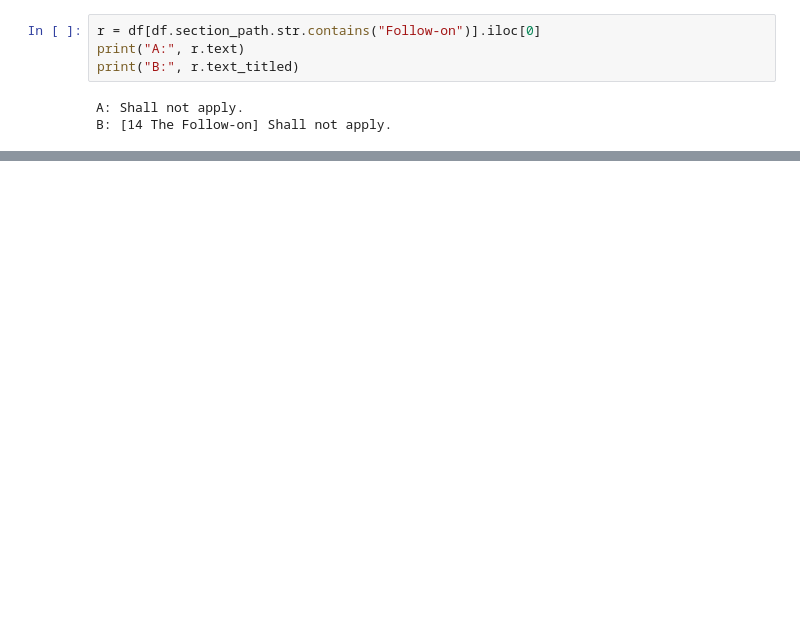
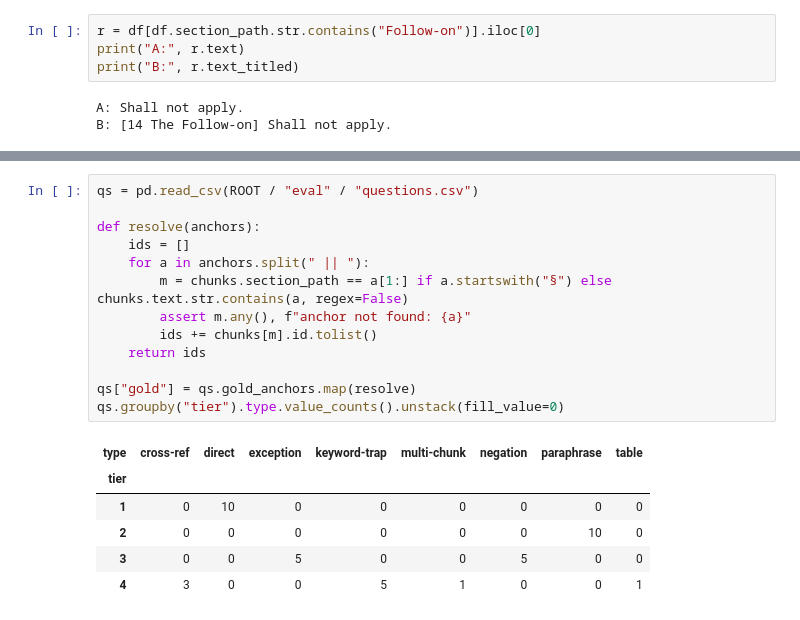
Before and after one commit to shrey715/shiori, a Jupyter notebook: rag_reranking.ipynb, the cells around one changed output, grey strips where cells are left out. Drawn from its saved outputs; the diff is of its cells as text; blank space fills up the shorter version.

```diff
--- a/rag_reranking.ipynb
+++ b/rag_reranking.ipynb
@@ -314,0 +390,20 @@ B: [14 The Follow-on] Shall not apply.
+# %%
+qs = pd.read_csv(ROOT / "eval" / "questions.csv")
+
+def resolve(anchors):
+    ids = []
+    for a in anchors.split(" || "):
+        m = chunks.section_path == a[1:] if a.startswith("§") else chunks.text.str.contains(a, regex=False)
+        assert m.any(), f"anchor not found: {a}"
+        ids += chunks[m].id.tolist()
+    return ids
+
+qs["gold"] = qs.gold_anchors.map(resolve)
+qs.groupby("tier").type.value_counts().unstack(fill_value=0)
+# %% [output]
+| type | cross-ref | direct | exception | keyword-trap | multi-chunk | negation | paraphrase | table |
+| tier |  |  |  |  |  |  |  |  |
+| 1 | 0 | 10 | 0 | 0 | 0 | 0 | 0 | 0 |
+| 2 | 0 | 0 | 0 | 0 | 0 | 0 | 10 | 0 |
+| 3 | 0 | 0 | 5 | 0 | 0 | 5 | 0 | 0 |
+| 4 | 3 | 0 | 0 | 5 | 1 | 0 | 0 | 1 |
```
Also changed, not shown: parts of 21 cells of this notebook, 2 other files.
